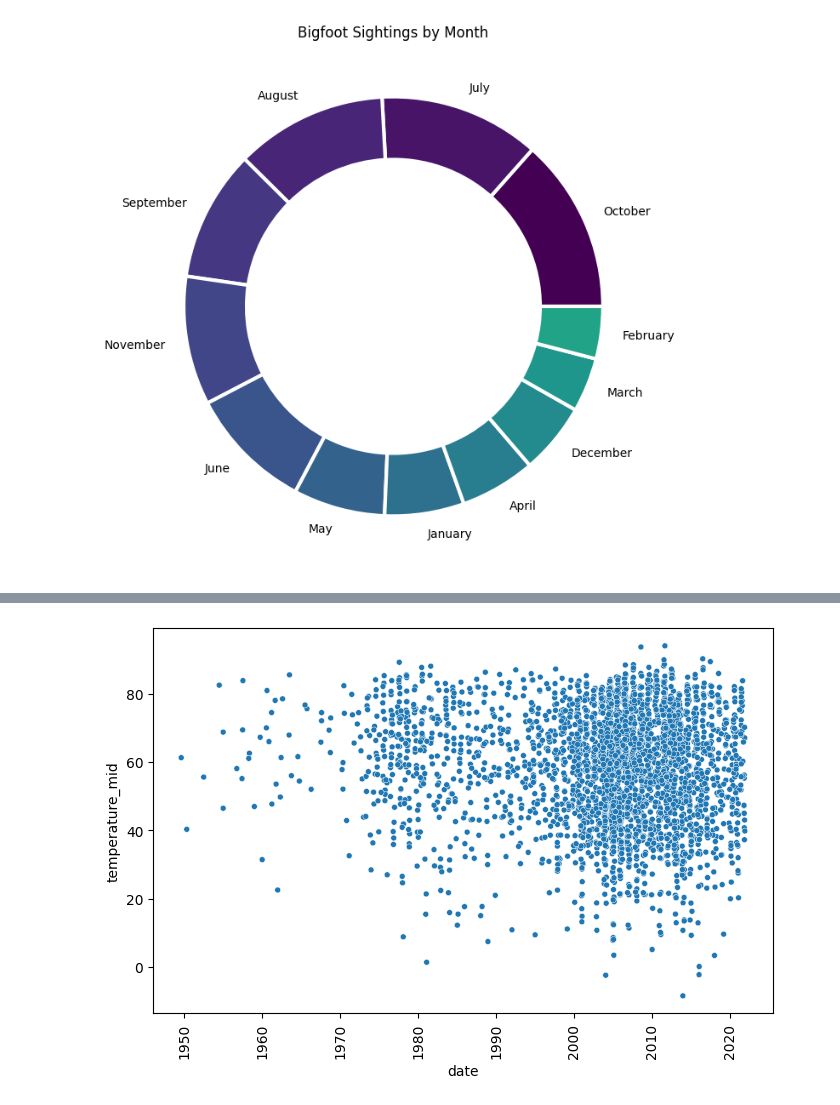
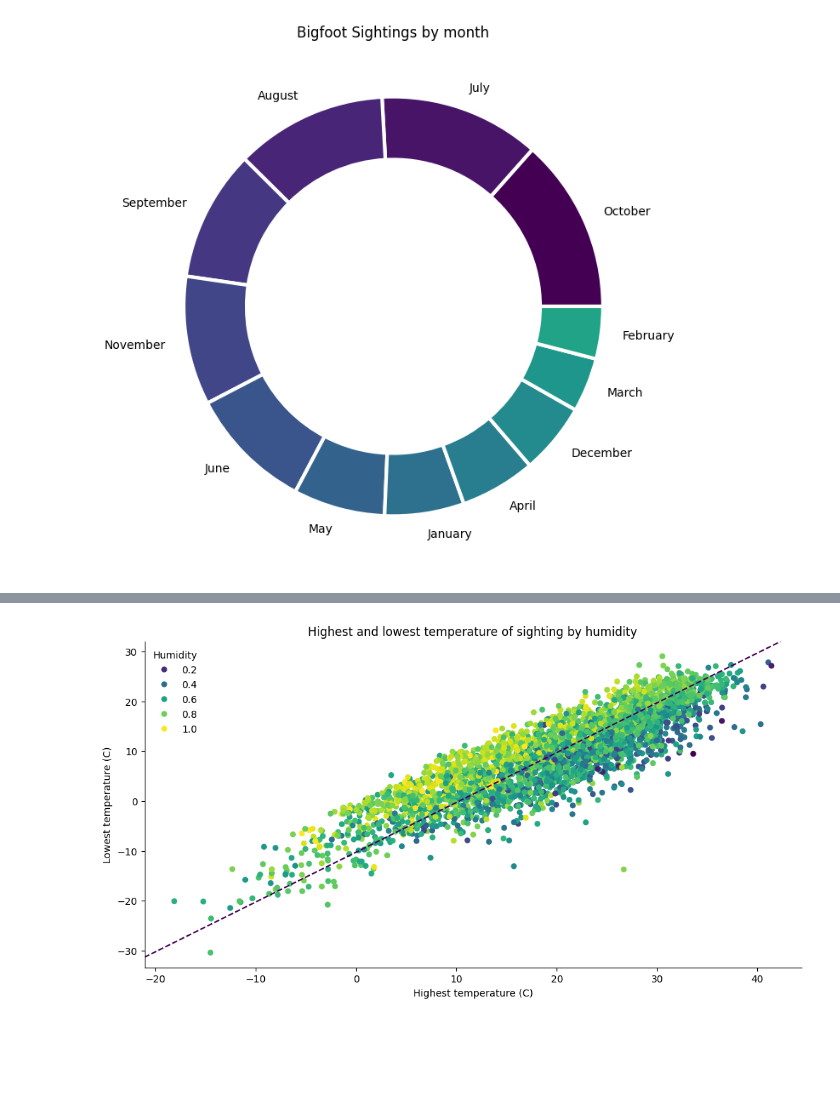
Before and after one commit to fiorigzg/bigfoot, a Jupyter notebook: main.ipynb, the cells around one changed output, grey strips where cells are left out. Cells and saved outputs as stored; diff of their text form; code cells hidden in the pictures; blank space fills up the shorter version.

```diff
--- a/main.ipynb
+++ b/main.ipynb
@@ -149,12 +167,22 @@ plt.show()
-# %%
-import matplotlib.pyplot as plt
-
-plt.figure(figsize=(8, 5))
-df['date'] = pd.to_datetime(df['date'])
-sns.scatterplot(df, y='temperature_mid', x='date', size=3, legend=False)
-plt.xticks(rotation=90)
-plt.show()
-# %% [output]
-[figure, removed]
+# %%
+plt.figure(figsize=(12, 6))
+sns.scatterplot(
+  df,
+  x="temperature_high",
+  y="temperature_low",
+  hue="humidity",
+  palette="viridis",
+  linewidth=0,
+)
+plt.title("Highest and lowest temperature of sighting by humidity")
+plt.xlabel("Highest temperature (C)")
+plt.ylabel("Lowest temperature (C)")
+sns.despine()
+plt.legend(title="Humidity", loc='upper left', frameon=False)
+
+plt.axline((df['temperature_high'].mean(), df['temperature_low'].mean()), slope=1, color='#440154', linestyle='--')
+plt.show()
+# %% [output]
+[figure, added]
 # %%
 plt.figure(figsize=(8, 5))
```
Also changed, not shown: parts of 10 cells of this notebook.
